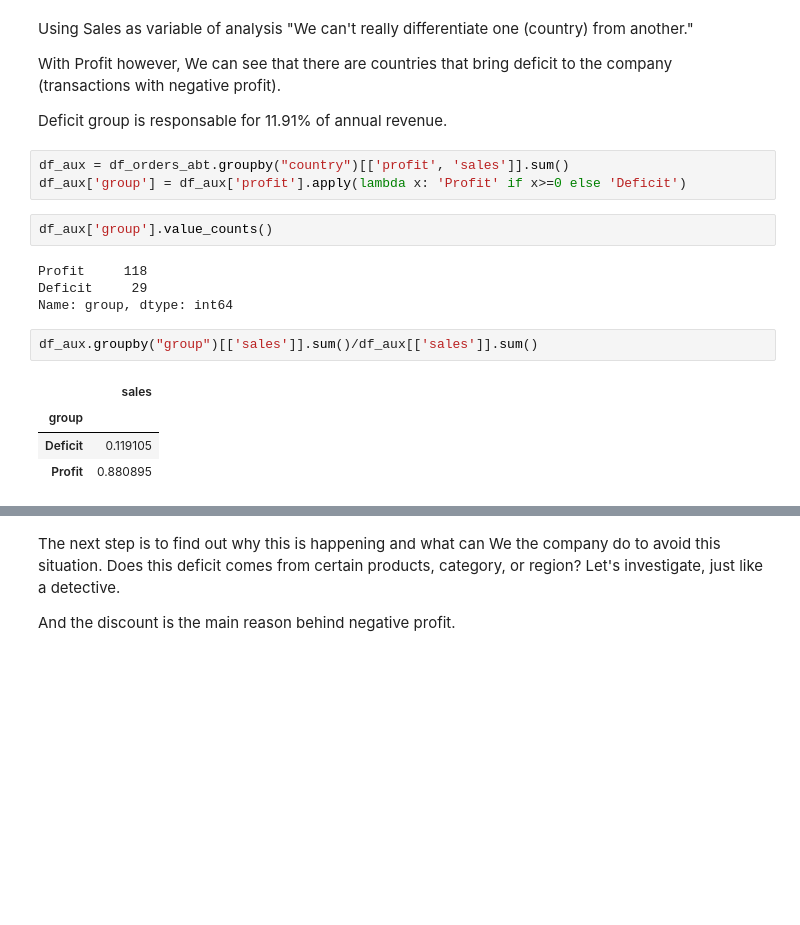
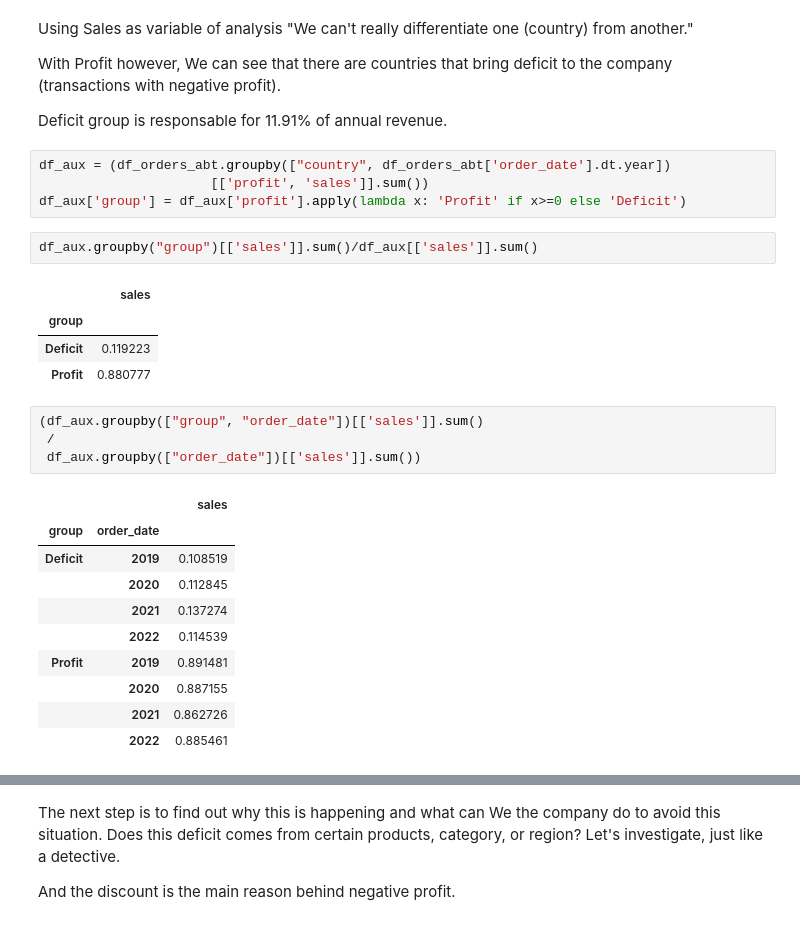
Before and after one commit to pauloreis-ds/e_mart_retailer, a Jupyter notebook: geolocation_analysis/notebooks/geolocation_sales_analysis_p01v01.ipynb, the cells around one changed output, grey strips where cells are left out. Cells and saved outputs as stored; diff of their text form; blank space fills up the shorter version.

```diff
--- a/geolocation_analysis/notebooks/geolocation_sales_analysis_p01v01.ipynb
+++ b/geolocation_analysis/notebooks/geolocation_sales_analysis_p01v01.ipynb
@@ -495,18 +495,28 @@ With Profit however, We can see that there are countries that bring deficit to t
 
 Deficit group is responsable for 11.91% of annual revenue.
 # %%
-df_aux = df_orders_abt.groupby("country")[['profit', 'sales']].sum()
+df_aux = (df_orders_abt.groupby(["country", df_orders_abt['order_date'].dt.year])
+                      [['profit', 'sales']].sum())
 df_aux['group'] = df_aux['profit'].apply(lambda x: 'Profit' if x>=0 else 'Deficit')
-# %%
-df_aux['group'].value_counts()
-# %% [output]
-Profit     118
-Deficit     29
-Name: group, dtype: int64
 # %%
 df_aux.groupby("group")[['sales']].sum()/df_aux[['sales']].sum()
 # %% [output]
 |  | sales |
 | group |  |
-| Deficit | 0.119105 |
-| Profit | 0.880895 |
+| Deficit | 0.119223 |
+| Profit | 0.880777 |
+# %%
+(df_aux.groupby(["group", "order_date"])[['sales']].sum()
+ /
+ df_aux.groupby(["order_date"])[['sales']].sum())
+# %% [output]
+|  |  | sales |
+| group | order_date |  |
+| Deficit | 2019 | 0.108519 |
+|  | 2020 | 0.112845 |
+|  | 2021 | 0.137274 |
+|  | 2022 | 0.114539 |
+| Profit | 2019 | 0.891481 |
+|  | 2020 | 0.887155 |
+|  | 2021 | 0.862726 |
+|  | 2022 | 0.885461 |
```
Also changed, not shown: parts of 5 cells of this notebook, 8 other files.
